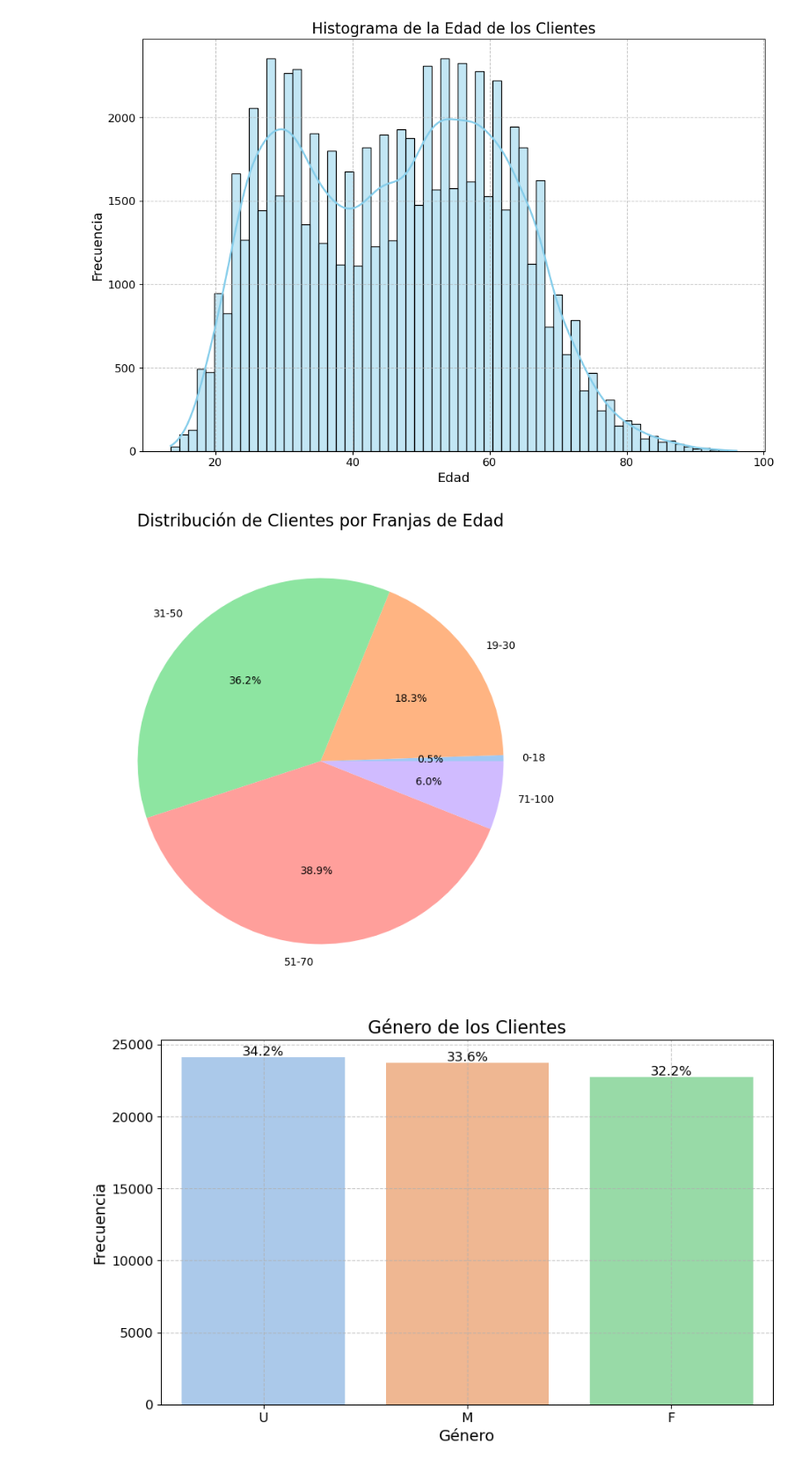
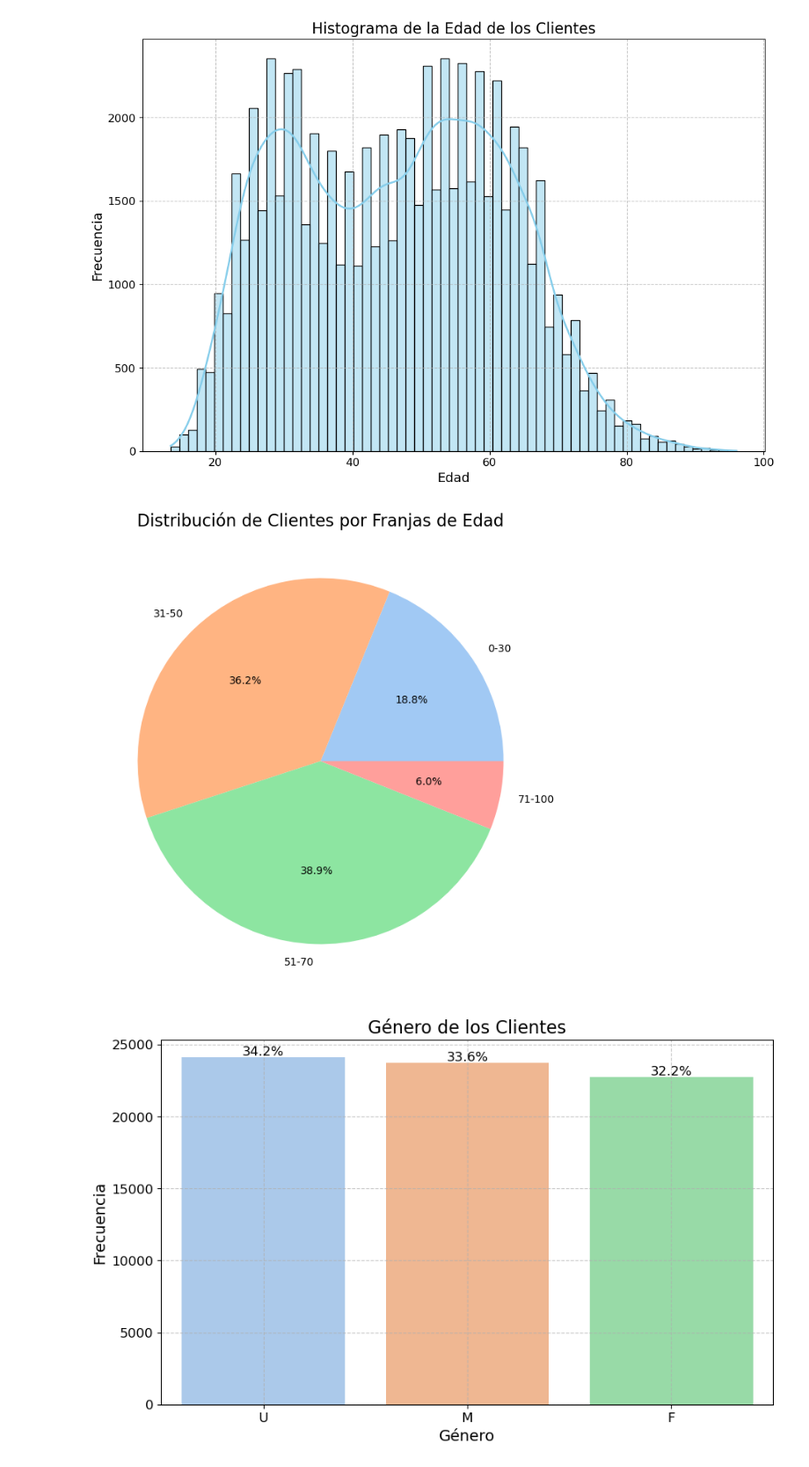
Before and after one commit to datasilvia/Statistics-project, a Jupyter notebook: visulizaciones.ipynb, the cells around one changed output. Shown at 88% size. Saved outputs shown, nothing was run; the diff lists cells and outputs as text; code cells hidden in the pictures.

```diff
--- a/visulizaciones.ipynb
+++ b/visulizaciones.ipynb
@@ -43,19 +43,19 @@ plt.show()
 [figure]
 # %%
 # Gráfico circular de franjas de edad
-age_bins = [0, 18, 30, 50, 70, 100]
-age_labels = ['0-18', '19-30', '31-50', '51-70', '71-100']
+age_bins = [0, 30, 50, 70, 100]
+age_labels = ['0-30', '31-50', '51-70', '71-100']
 df_clients['age_group'] = pd.cut(df_clients['clnt_age'], bins=age_bins, labels=age_labels, right=False)
 
 age_group_counts = df_clients['age_group'].value_counts().sort_index()
 
 plt.figure(figsize=(10, 8))
 age_group_counts.plot.pie(autopct='%1.1f%%', colors=sns.color_palette('pastel'))
 plt.title('Distribución de Clientes por Franjas de Edad', fontsize=16)
 plt.ylabel('')
 plt.show()
 # %% [output]
-[figure, old version]
+[figure, new version]
 # %%
 # 2. Gráfico del género de los clientes
 plt.figure(figsize=(10, 6))
```
Also changed, not shown: parts of 3 cells of this notebook.
